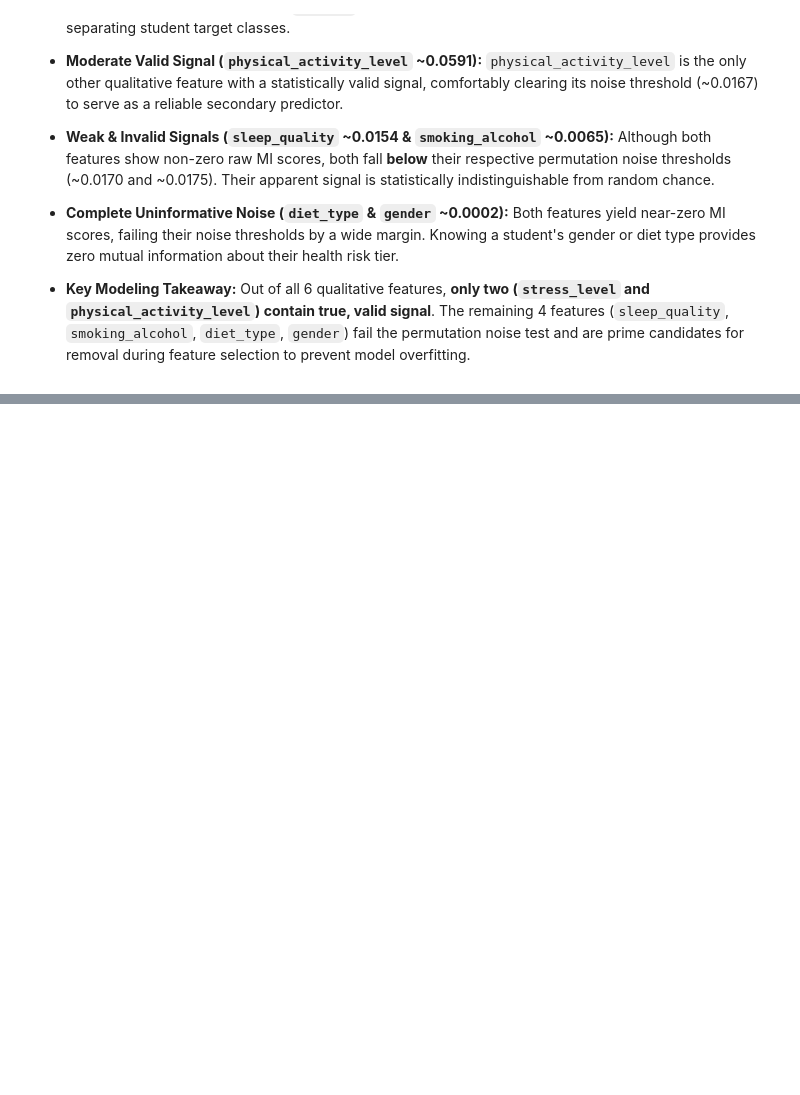
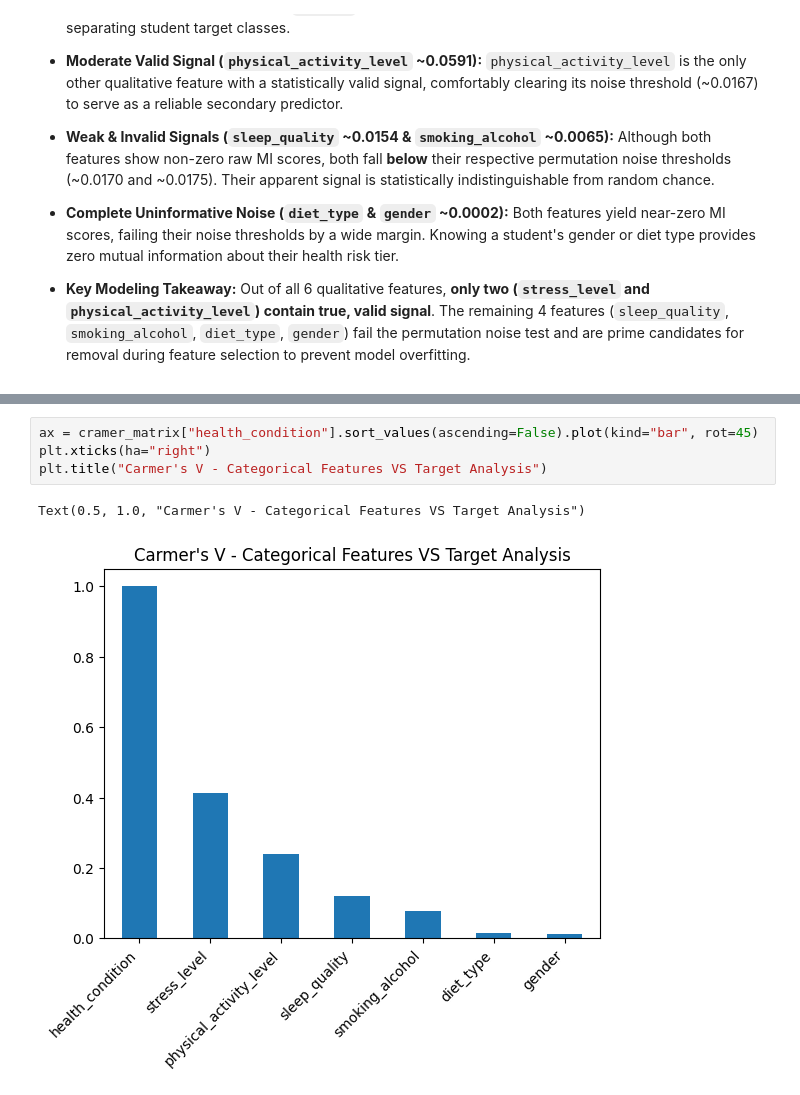
Before and after one commit to samrat-rm/Brain-Cache, a Jupyter notebook: Kaggle_notebooks/ML_Projects/Student_Health_Risk/Student_Health_Risk_EDA.ipynb, the cells around one changed output, grey strips where cells are left out. Saved outputs shown, nothing was run; the diff lists cells and outputs as text; blank space fills up the shorter version.

```diff
--- a/Kaggle_notebooks/ML_Projects/Student_Health_Risk/Student_Health_Risk_EDA.ipynb
+++ b/Kaggle_notebooks/ML_Projects/Student_Health_Risk/Student_Health_Risk_EDA.ipynb
@@ -1042,0 +1080,7 @@ Valid Categorical Features (MI > Noise Threshold):
+# %%
+ax = cramer_matrix["health_condition"].sort_values(ascending=False).plot(kind="bar", rot=45)
+plt.xticks(ha="right")
+plt.title("Carmer's V - Categorical Features VS Target Analysis")
+# %% [output]
+Text(0.5, 1.0, "Carmer's V - Categorical Features VS Target Analysis")
+[figure, added]
```
Also changed, not shown: parts of 29 cells of this notebook.
